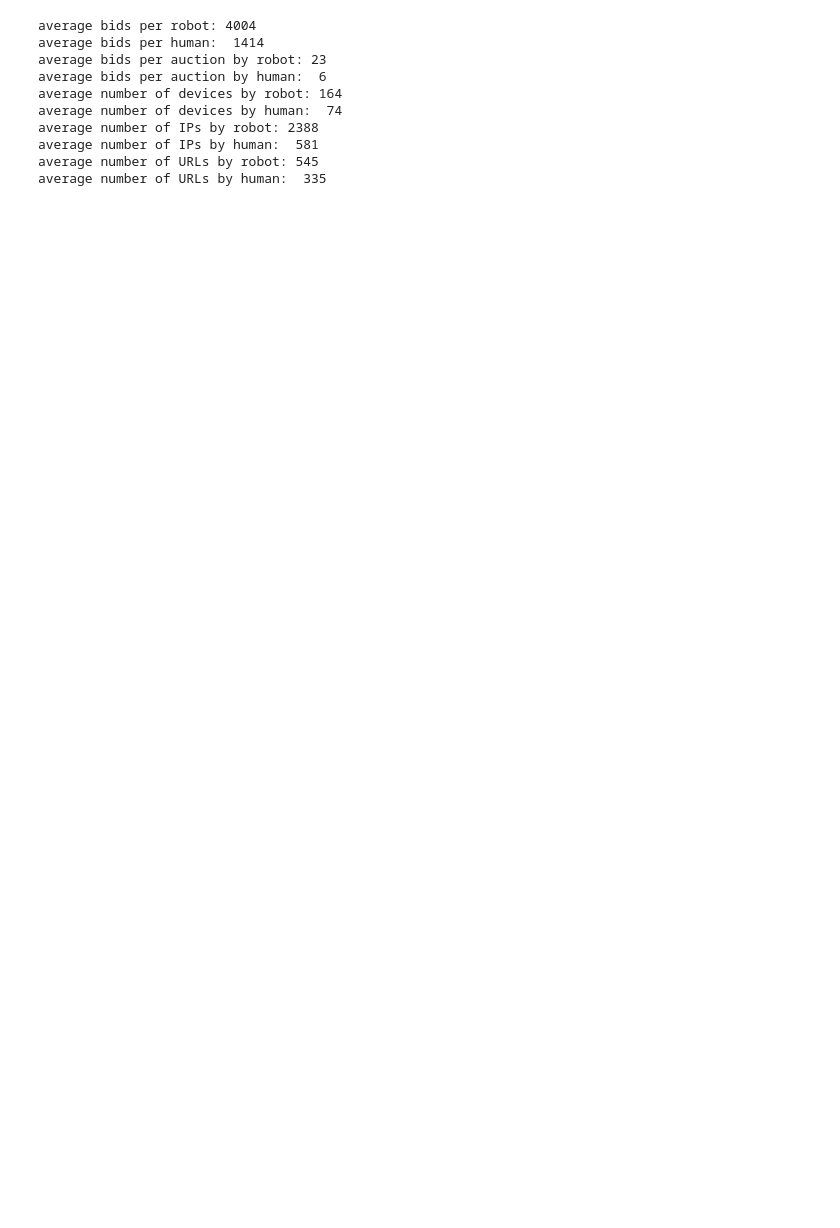
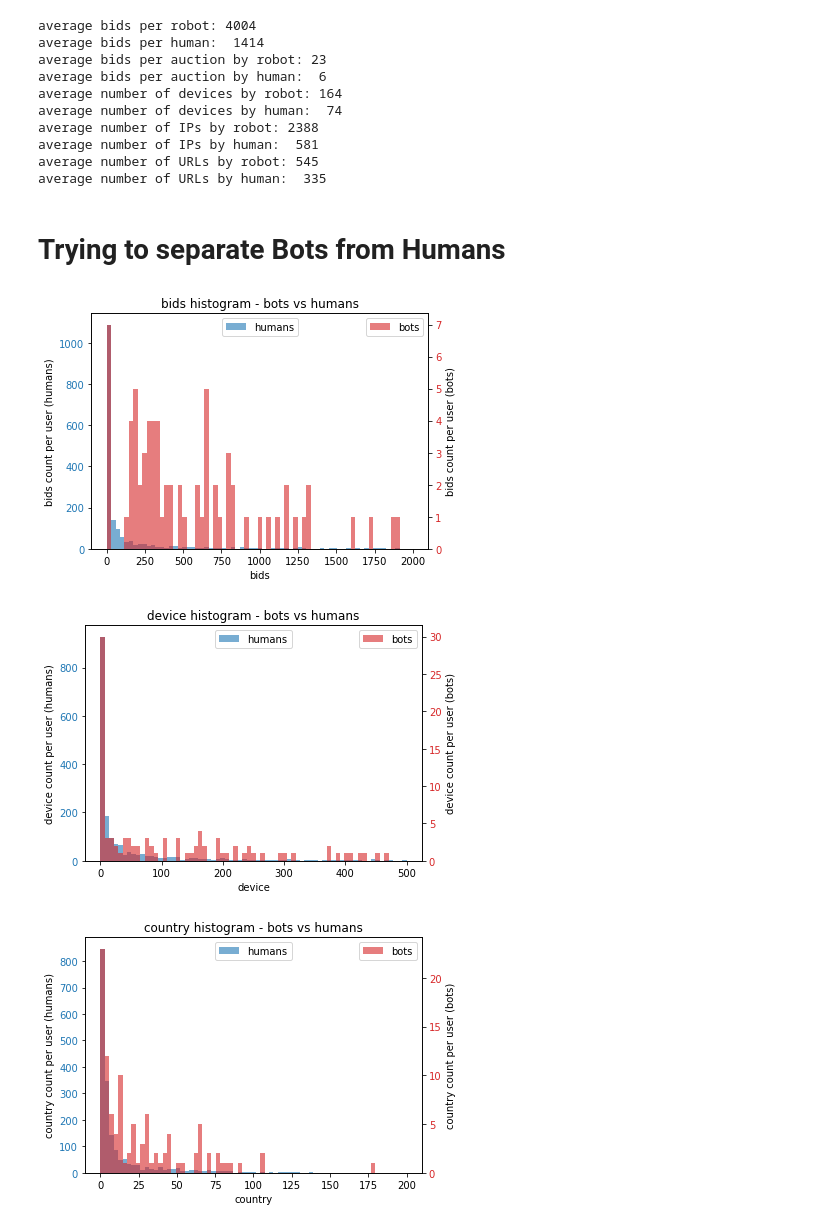
Before and after one commit to TomAmster/Data-Science, a Jupyter notebook: EDA_Explaratory_Data_Analysis.ipynb, the cells around one changed output. Saved outputs shown, nothing was run; the diff lists cells and outputs as text; code cells hidden in the pictures; blank space fills up the shorter version.

```diff
--- a/EDA_Explaratory_Data_Analysis.ipynb
+++ b/EDA_Explaratory_Data_Analysis.ipynb
@@ -138,3 +111,41 @@ average number of IPs by robot: 2388
 average number of IPs by human:  581
 average number of URLs by robot: 545
 average number of URLs by human:  335
+# %% [markdown]
+# Trying to separate Bots from Humans
+# %%
+def plot_hist(column_name,lowest_bin,highest_bin,no_bins,name,joined):
+  fig, ax1 = plt.subplots()
+  bins = np.linspace(lowest_bin,highest_bin,no_bins)
+  color = 'tab:blue'
+  col_name = name
+
+  ax1.hist(joined[joined['outcome'] == 0 ][column_name],bins,color=color,alpha=0.6,label='humans')
+  ax1.tick_params(axis='y', labelcolor=color)
+  ax1.legend(loc='upper center')
+  ax1.set_ylabel(col_name+' count per user (humans)')
+  ax1.set_xlabel(col_name)
+
+  ax2 = ax1.twinx()
+  color = 'tab:red'
+  ax2.hist(joined[joined['outcome'] == 1 ][column_name],bins,color=color,alpha=0.6,label='bots')
+  ax2.tick_params(axis='y', labelcolor=color)
+  ax2.legend(loc='upper right')
+  ax2.set_ylabel(col_name +' count per user (bots)')
+
+  fig.tight_layout()
+  plt.title(col_name + ' histogram - bots vs humans')
+  plt.xlabel('bid count per user')
+
+  plt.show()
+
+plot_hist('count_bid_id',0,2000,70,'bids',train_counts)
+plot_hist('count_device',0,500,70,'device',train_counts)
+plot_hist('count_country',0,200,70,'country',train_counts)
+plot_hist('count_ip',0,500,70,'ip',train_counts)
+plot_hist('count_url',0,1000,70,'url',train_counts)
+plot_hist('count_auction',0,1000,70,'auction',train_counts)
+# %% [output]
+[figure, added]
+[figure, added]
+[figure, added]
```
Also changed, not shown: parts of 9 cells of this notebook.
